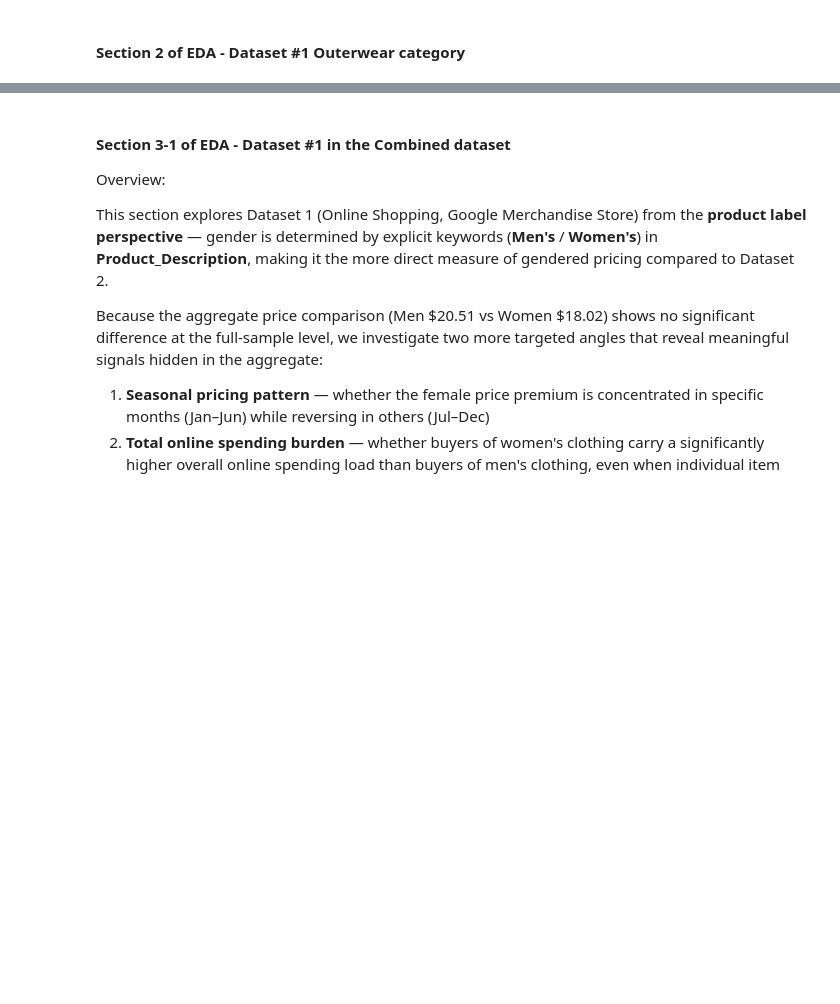
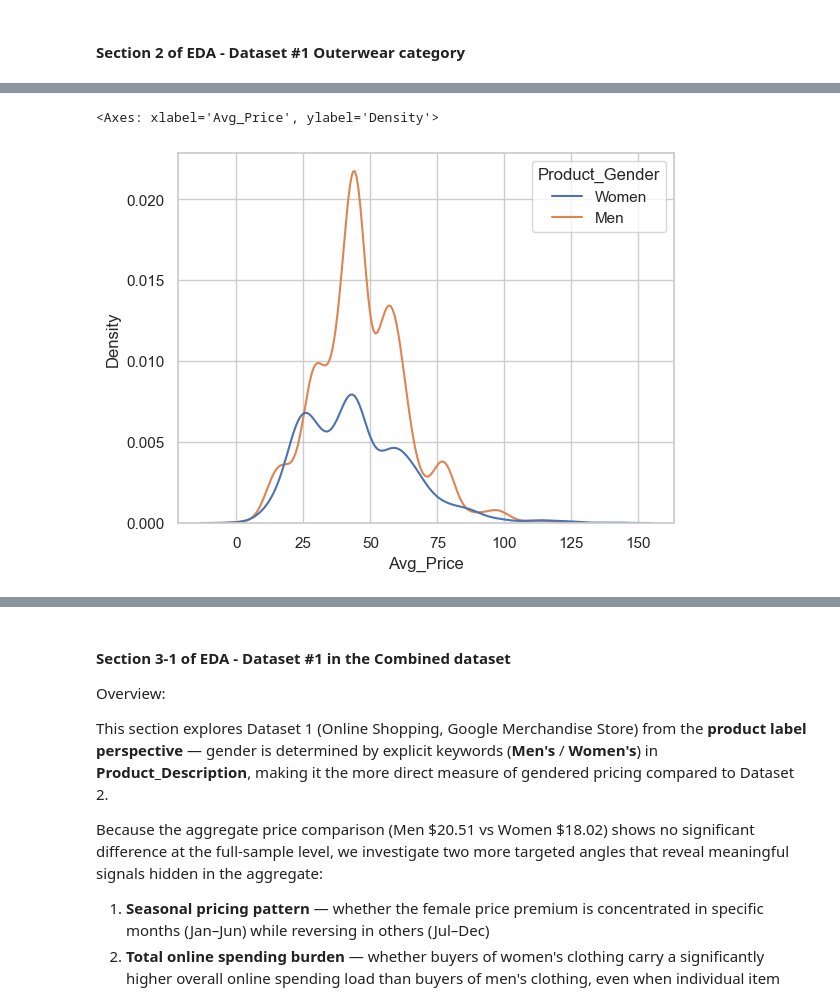
Before and after one commit to COGS108/Group136_WI26, a Jupyter notebook: 02-EDACheckpoint.ipynb, the cells around one changed output, grey strips where cells are left out. Drawn from its saved outputs; the diff is of its cells as text; code cells hidden in the pictures; blank space fills up the shorter version.

```diff
--- a/02-EDACheckpoint.ipynb
+++ b/02-EDACheckpoint.ipynb
@@ -525,0 +779,5 @@ plt.show()
+# %%
+sns.kdeplot(data=outerwear_df, x='Avg_Price', hue='Product_Gender')
+# %% [output]
+<Axes: xlabel='Avg_Price', ylabel='Density'>
+[figure, added]
```
Also changed, not shown: parts of 31 cells of this notebook, 2 other files.
